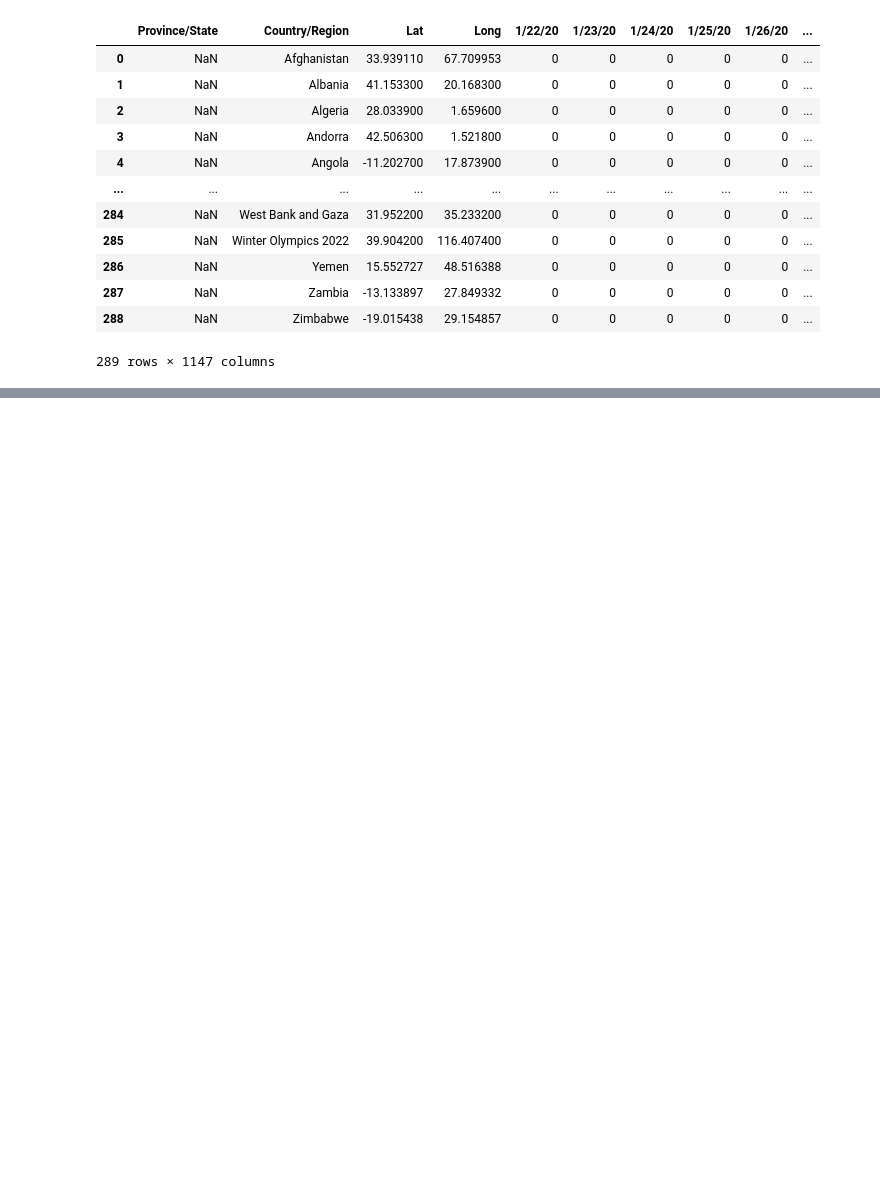
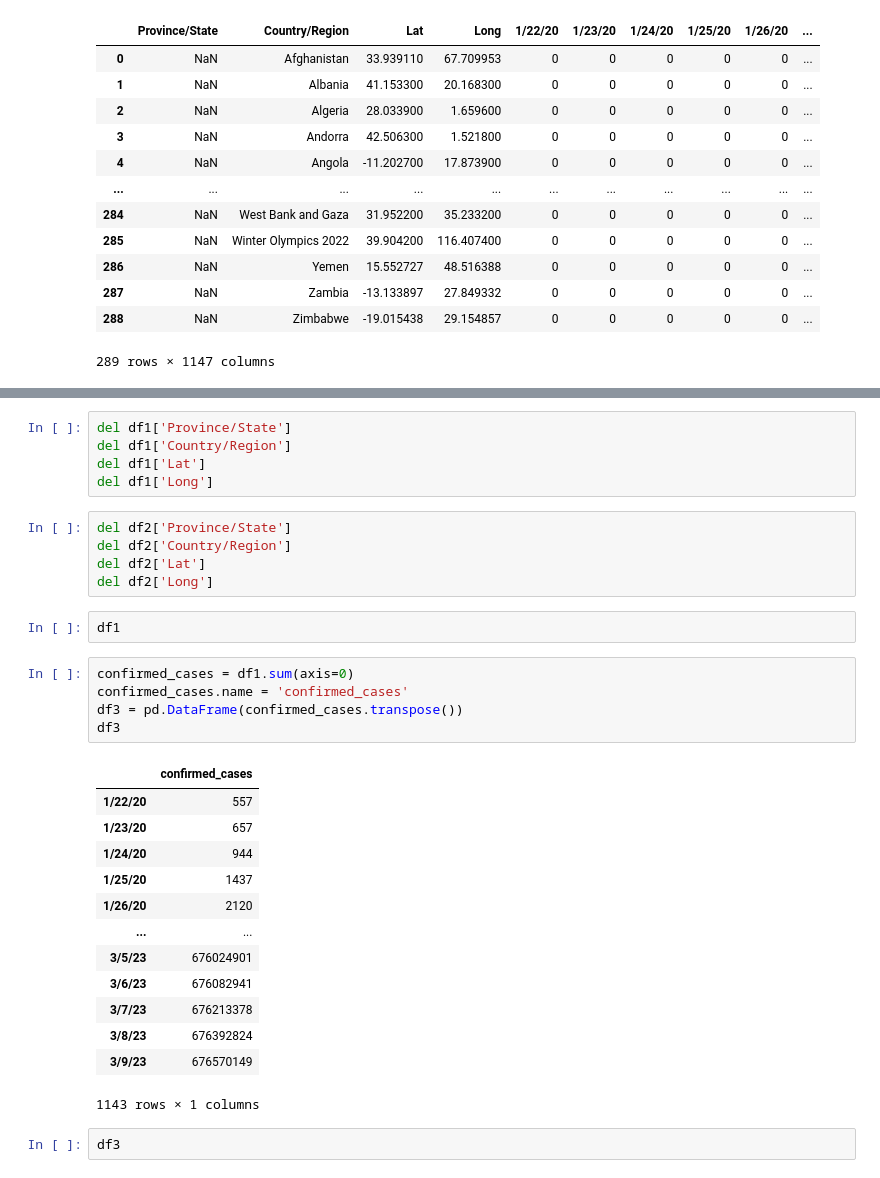
Before and after one commit to Dhvani811/Covid19Project, a Jupyter notebook: Final_Project.ipynb, the cells around one changed output, grey strips where cells are left out. Cells and saved outputs as stored; diff of their text form; blank space fills up the shorter version.

Commit message:
Data merged in a single dataframe

```diff
--- a/Final_Project.ipynb
+++ b/Final_Project.ipynb
@@ -42,0 +52,33 @@ df2
+# %%
+del df1['Province/State']
+del df1['Country/Region']
+del df1['Lat']
+del df1['Long']
+# %%
+del df2['Province/State']
+del df2['Country/Region']
+del df2['Lat']
+del df2['Long']
+# %%
+df1
+# %%
+confirmed_cases = df1.sum(axis=0)
+confirmed_cases.name = 'confirmed_cases'
+df3 = pd.DataFrame(confirmed_cases.transpose())
+df3
+# %% [output]
+|  | confirmed_cases |
+| 1/22/20 | 557 |
+| 1/23/20 | 657 |
+| 1/24/20 | 944 |
+| 1/25/20 | 1437 |
+| 1/26/20 | 2120 |
+| ... | ... |
+| 3/5/23 | 676024901 |
+| 3/6/23 | 676082941 |
+| 3/7/23 | 676213378 |
+| 3/8/23 | 676392824 |
+| 3/9/23 | 676570149 |
+1143 rows × 1 columns
+# %%
+df3
```
Also changed, not shown: parts of 4 cells of this notebook.
